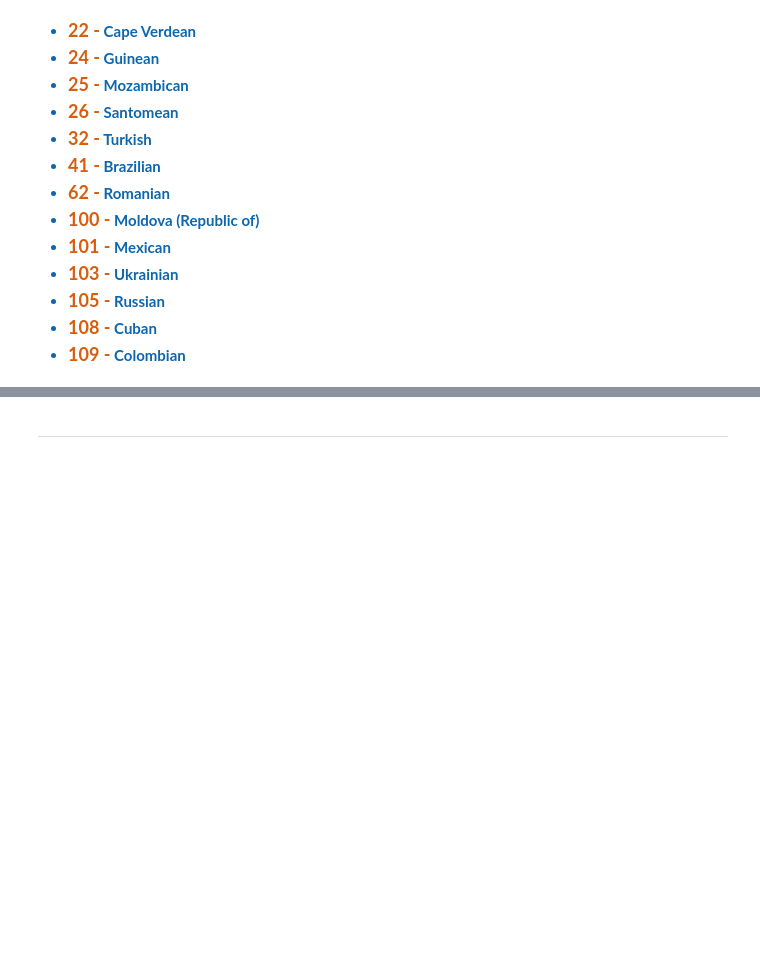
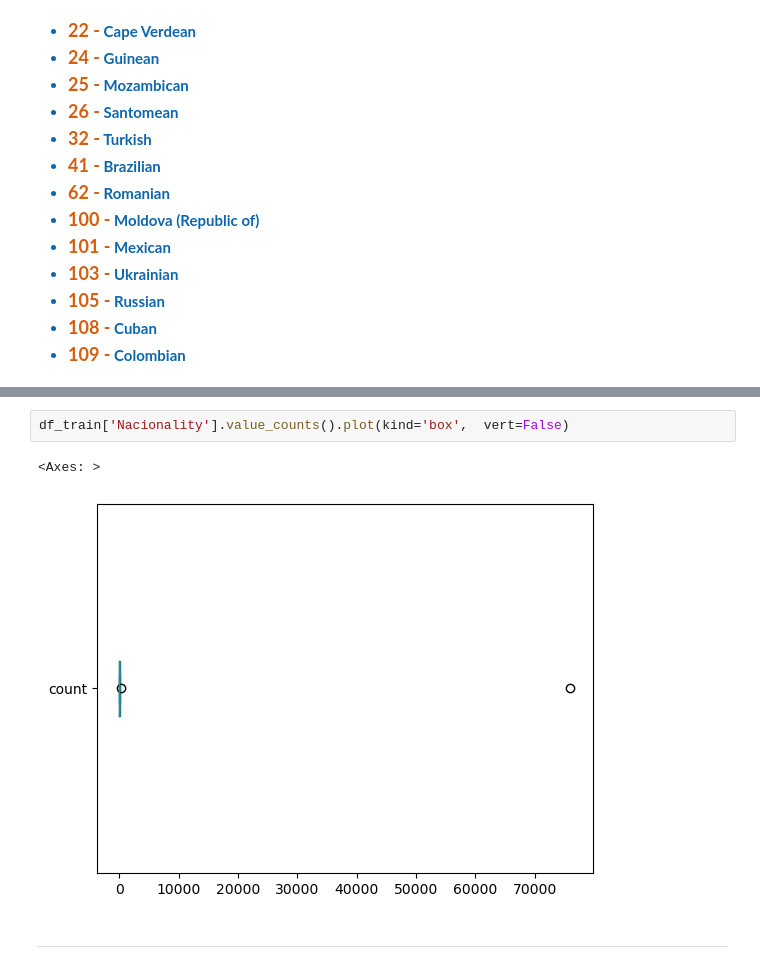
Before and after one commit to hibahdesu/Kaggle-Competitions, a Jupyter notebook: Classification with an Academic Success Dataset/My Modeling Part.ipynb, the cells around one changed output, grey strips where cells are left out. Drawn from its saved outputs; the diff is of its cells as text; blank space fills up the shorter version.

```diff
--- a/Classification with an Academic Success Dataset/My Modeling Part.ipynb
+++ b/Classification with an Academic Success Dataset/My Modeling Part.ipynb
@@ -412,3 +479,8 @@ df_train['Daytime/evening attendance'].value_counts().plot(kind='pie', figsize=(
+# %%
+df_train['Nacionality'].value_counts().plot(kind='box',  vert=False)
+# %% [output]
+<Axes: >
+[figure, added]
 # %% [markdown]
 <hr/>
 # %% [markdown]
```
Also changed, not shown: parts of 49 cells of this notebook.
